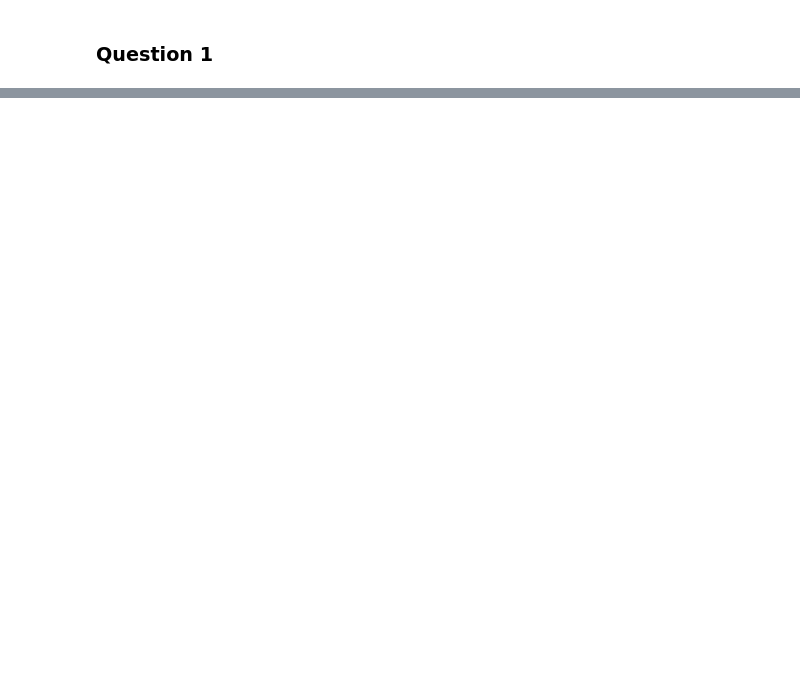
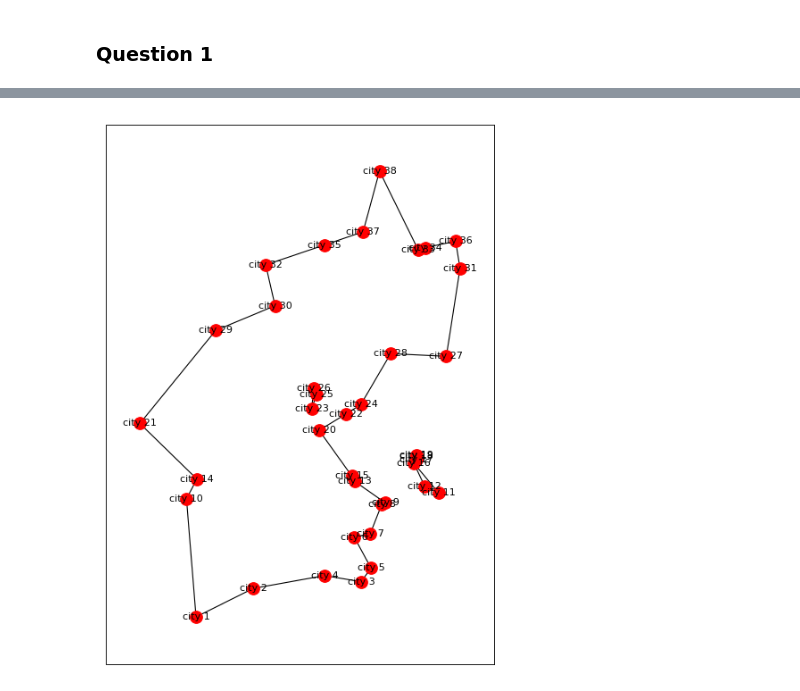
Before and after one commit to RejpalMatharu/BS1805-Grp1, a Jupyter notebook: HW2_1.ipynb, the cells around one changed output, grey strips where cells are left out. Cells and saved outputs as stored; diff of their text form; code cells hidden in the pictures; blank space fills up the shorter version.

```diff
--- a/HW2_1.ipynb
+++ b/HW2_1.ipynb
@@ -119,0 +133,17 @@ To sum up, based on the aboved analysis we can conclude that the most popular an
+# %%
+#Create X,Y coordinates of each node
+xypos = {}
+for i in range(len(data)):
+    xypos['city ' + str(data['city'][i])] = ( data['longitude'][i] , data['latitude'][i])
+
+G = nx.from_pandas_adjacency(distances)
+
+#Create plot
+plt.clf()
+%matplotlib inline
+plt.figure(figsize=(7, 10), dpi= 80)
+nx.draw_networkx_nodes(G, pos = xypos, node_size=150)
+nx.draw_networkx_labels(G, pos = xypos, font_size=10)
+plt.xticks([])
+plt.yticks([])
+plt.show()
@@ -119,0 +232,12 @@ To sum up, based on the aboved analysis we can conclude that the most popular an
+# %%
+#Create plot
+plt.clf()
+%matplotlib inline
+plt.figure(figsize=(7, 10), dpi= 80)
+plt.xticks([])
+plt.yticks([])
+FG = saveresult(draw=True)
+
+tour = findsubtour(FG, 'city 1')
+# %% [output]
+[figure, added]
```
Also changed, not shown: parts of 24 cells of this notebook.
